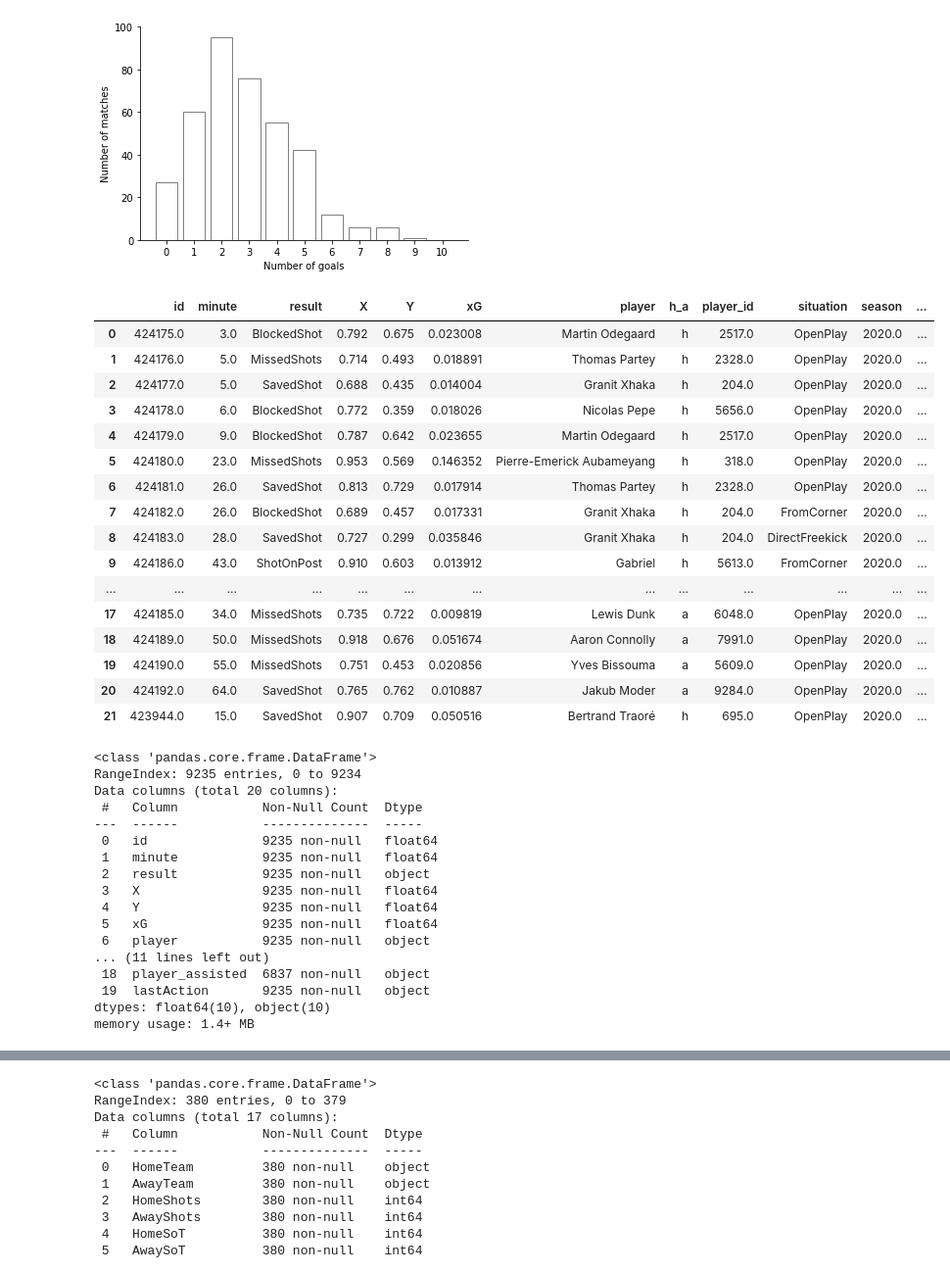
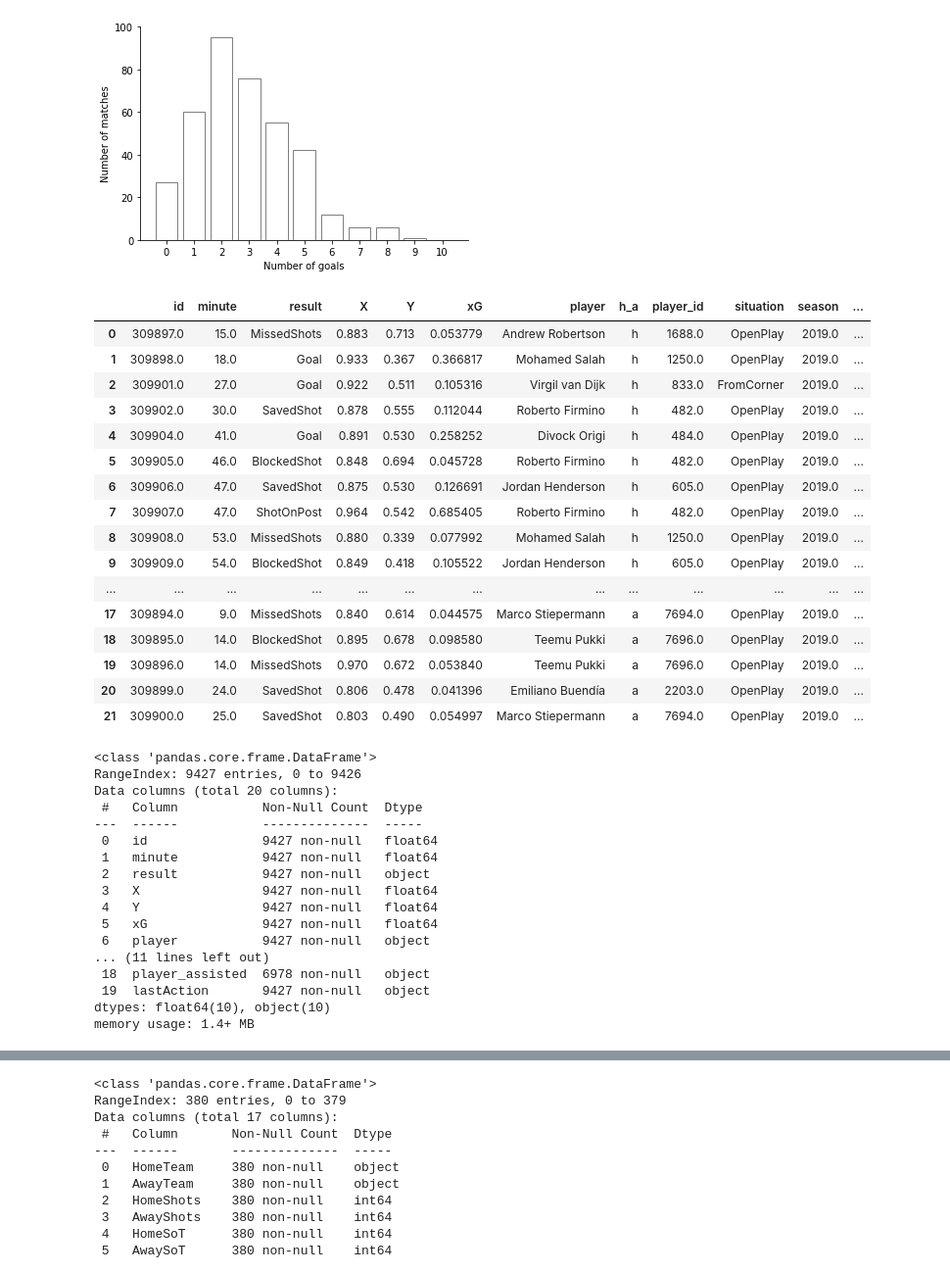
Before and after one commit to yashkarle/soccer-ds-stats, a Jupyter notebook: Projects/4UppsalaMMS/5_SimMatches/sim_match.ipynb, the cells around one changed output, grey strips where cells are left out. Shown at 98% size. Saved outputs shown, nothing was run; the diff lists cells and outputs as text; code cells hidden in the pictures.

```diff
--- a/Projects/4UppsalaMMS/5_SimMatches/sim_match.ipynb
+++ b/Projects/4UppsalaMMS/5_SimMatches/sim_match.ipynb
@@ -119,57 +119,57 @@ import statsmodels.formula.api as smf
 import matplotlib.pyplot as plt
 import seaborn
 # %%
-df_shots = pd.read_csv('../data/Assignment 3/Understat/shots_epl_20-21.csv')
+df_shots = pd.read_csv('../data/Assignment 3/Understat/shots_epl_19-20.csv')
 
 df_shots['h_team'].replace('Manchester United','Man United',inplace=True)
 df_shots['h_team'].replace('Newcastle United','Newcastle',inplace=True)
 df_shots['h_team'].replace('Manchester City','Man City',inplace=True)
 df_shots['h_team'].replace('Wolverhampton Wanderers','Wolves',inplace=True)
 df_shots['h_team'].replace('West Bromwich Albion','West Brom',inplace=True)
 
 df_shots['a_team'].replace('Manchester United','Man United',inplace=True)
 df_shots['a_team'].replace('Newcastle United','Newcastle',inplace=True)
 df_shots['a_team'].replace('Manchester City','Man City',inplace=True)
 df_shots['a_team'].replace('Wolverhampton Wanderers','Wolves',inplace=True)
 df_shots['a_team'].replace('West Bromwich Albion','West Brom',inplace=True)
 
 df_shots.head(22)
 # %% [output]
 |  | id | minute | result | X | Y | xG | player | h_a | player_id | situation | season | ... |
-| 0 | 424175.0 | 3.0 | BlockedShot | 0.792 | 0.675 | 0.023008 | Martin Odegaard | h | 2517.0 | OpenPlay | 2020.0 | ... |
-| 1 | 424176.0 | 5.0 | MissedShots | 0.714 | 0.493 | 0.018891 | Thomas Partey | h | 2328.0 | OpenPlay | 2020.0 | ... |
-| 2 | 424177.0 | 5.0 | SavedShot | 0.688 | 0.435 | 0.014004 | Granit Xhaka | h | 204.0 | OpenPlay | 2020.0 | ... |
-| 3 | 424178.0 | 6.0 | BlockedShot | 0.772 | 0.359 | 0.018026 | Nicolas Pepe | h | 5656.0 | OpenPlay | 2020.0 | ... |
-| 4 | 424179.0 | 9.0 | BlockedShot | 0.787 | 0.642 | 0.023655 | Martin Odegaard | h | 2517.0 | OpenPlay | 2020.0 | ... |
-| 5 | 424180.0 | 23.0 | MissedShots | 0.953 | 0.569 | 0.146352 | Pierre-Emerick Aubameyang | h | 318.0 | OpenPlay | 2020.0 | ... |
-| 6 | 424181.0 | 26.0 | SavedShot | 0.813 | 0.729 | 0.017914 | Thomas Partey | h | 2328.0 | OpenPlay | 2020.0 | ... |
-| 7 | 424182.0 | 26.0 | BlockedShot | 0.689 | 0.457 | 0.017331 | Granit Xhaka | h | 204.0 | FromCorner | 2020.0 | ... |
-| 8 | 424183.0 | 28.0 | SavedShot | 0.727 | 0.299 | 0.035846 | Granit Xhaka | h | 204.0 | DirectFreekick | 2020.0 | ... |
-| 9 | 424186.0 | 43.0 | ShotOnPost | 0.910 | 0.603 | 0.013912 | Gabriel | h | 5613.0 | FromCorner | 2020.0 | ... |
+| 0 | 309897.0 | 15.0 | MissedShots | 0.883 | 0.713 | 0.053779 | Andrew Robertson | h | 1688.0 | OpenPlay | 2019.0 | ... |
+| 1 | 309898.0 | 18.0 | Goal | 0.933 | 0.367 | 0.366817 | Mohamed Salah | h | 1250.0 | OpenPlay | 2019.0 | ... |
+| 2 | 309901.0 | 27.0 | Goal | 0.922 | 0.511 | 0.105316 | Virgil van Dijk | h | 833.0 | FromCorner | 2019.0 | ... |
+| 3 | 309902.0 | 30.0 | SavedShot | 0.878 | 0.555 | 0.112044 | Roberto Firmino | h | 482.0 | OpenPlay | 2019.0 | ... |
+| 4 | 309904.0 | 41.0 | Goal | 0.891 | 0.530 | 0.258252 | Divock Origi | h | 484.0 | OpenPlay | 2019.0 | ... |
+| 5 | 309905.0 | 46.0 | BlockedShot | 0.848 | 0.694 | 0.045728 | Roberto Firmino | h | 482.0 | OpenPlay | 2019.0 | ... |
+| 6 | 309906.0 | 47.0 | SavedShot | 0.875 | 0.530 | 0.126691 | Jordan Henderson | h | 605.0 | OpenPlay | 2019.0 | ... |
+| 7 | 309907.0 | 47.0 | ShotOnPost | 0.964 | 0.542 | 0.685405 | Roberto Firmino | h | 482.0 | OpenPlay | 2019.0 | ... |
+| 8 | 309908.0 | 53.0 | MissedShots | 0.880 | 0.339 | 0.077992 | Mohamed Salah | h | 1250.0 | OpenPlay | 2019.0 | ... |
+| 9 | 309909.0 | 54.0 | BlockedShot | 0.849 | 0.418 | 0.105522 | Jordan Henderson | h | 605.0 | OpenPlay | 2019.0 | ... |
 | ... | ... | ... | ... | ... | ... | ... | ... | ... | ... | ... | ... | ... |
-| 17 | 424185.0 | 34.0 | MissedShots | 0.735 | 0.722 | 0.009819 | Lewis Dunk | a | 6048.0 | OpenPlay | 2020.0 | ... |
-| 18 | 424189.0 | 50.0 | MissedShots | 0.918 | 0.676 | 0.051674 | Aaron Connolly | a | 7991.0 | OpenPlay | 2020.0 | ... |
-| 19 | 424190.0 | 55.0 | MissedShots | 0.751 | 0.453 | 0.020856 | Yves Bissouma | a | 5609.0 | OpenPlay | 2020.0 | ... |
-| 20 | 424192.0 | 64.0 | SavedShot | 0.765 | 0.762 | 0.010887 | Jakub Moder | a | 9284.0 | OpenPlay | 2020.0 | ... |
-| 21 | 423944.0 | 15.0 | SavedShot | 0.907 | 0.709 | 0.050516 | Bertrand Traoré | h | 695.0 | OpenPlay | 2020.0 | ... |
+| 17 | 309894.0 | 9.0 | MissedShots | 0.840 | 0.614 | 0.044575 | Marco Stiepermann | a | 7694.0 | OpenPlay | 2019.0 | ... |
+| 18 | 309895.0 | 14.0 | BlockedShot | 0.895 | 0.678 | 0.098580 | Teemu Pukki | a | 7696.0 | OpenPlay | 2019.0 | ... |
+| 19 | 309896.0 | 14.0 | MissedShots | 0.970 | 0.672 | 0.053840 | Teemu Pukki | a | 7696.0 | OpenPlay | 2019.0 | ... |
+| 20 | 309899.0 | 24.0 | SavedShot | 0.806 | 0.478 | 0.041396 | Emiliano Buendía | a | 2203.0 | OpenPlay | 2019.0 | ... |
+| 21 | 309900.0 | 25.0 | SavedShot | 0.803 | 0.490 | 0.054997 | Marco Stiepermann | a | 7694.0 | OpenPlay | 2019.0 | ... |
 # %%
 df_shots.info()
 # %% [output]
 <class 'pandas.core.frame.DataFrame'>
-RangeIndex: 9235 entries, 0 to 9234
+RangeIndex: 9427 entries, 0 to 9426
 Data columns (total 20 columns):
  #   Column           Non-Null Count  Dtype
 ---  ------           --------------  -----
- 0   id               9235 non-null   float64
- 1   minute           9235 non-null   float64
- 2   result           9235 non-null   object
- 3   X                9235 non-null   float64
- 4   Y                9235 non-null   float64
- 5   xG               9235 non-null   float64
- 6   player           9235 non-null   object
+ 0   id               9427 non-null   float64
+ 1   minute           9427 non-null   float64
+ 2   result           9427 non-null   object
+ 3   X                9427 non-null   float64
+ 4   Y                9427 non-null   float64
+ 5   xG               9427 non-null   float64
+ 6   player           9427 non-null   object
 ... (11 lines left out)
- 18  player_assisted  6837 non-null   object
- 19  lastAction       9235 non-null   object
+ 18  player_assisted  6978 non-null   object
+ 19  lastAction       9427 non-null   object
 dtypes: float64(10), object(10)
 memory usage: 1.4+ MB
 # %%
```
Also changed, not shown: parts of 61 cells of this notebook, 4 other files.
